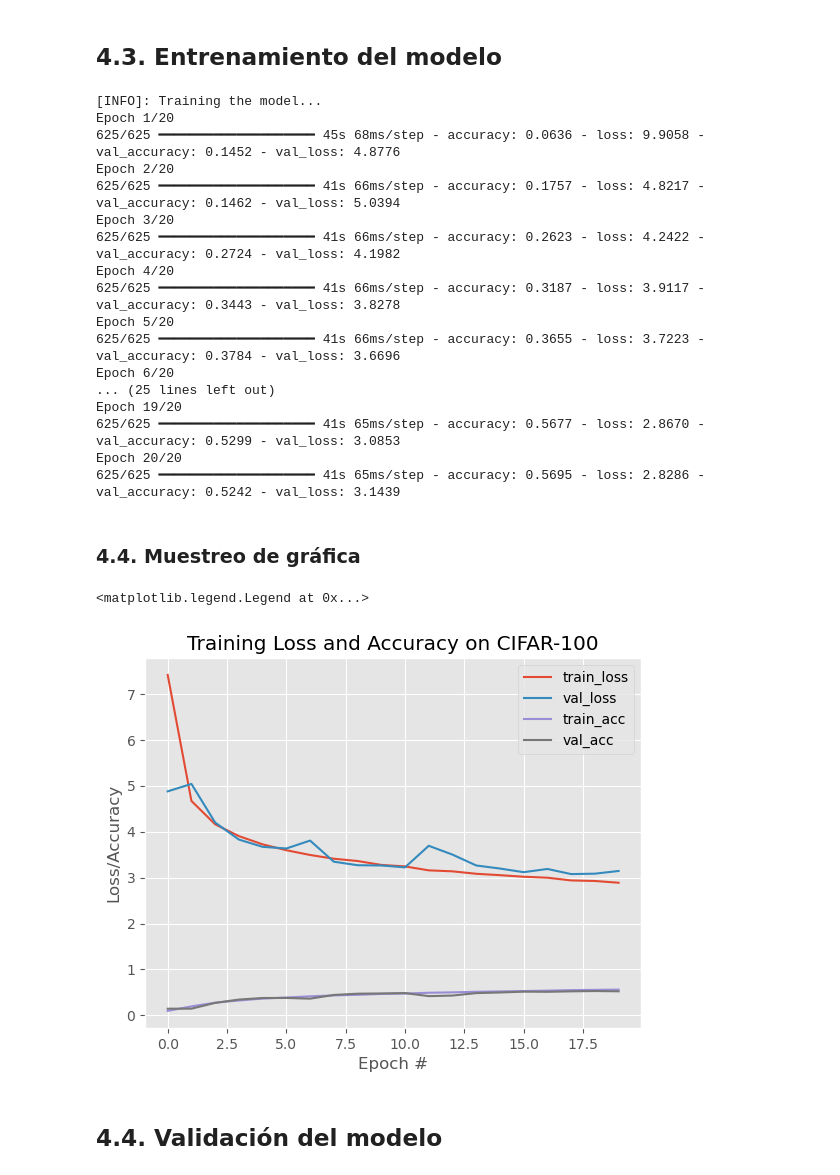
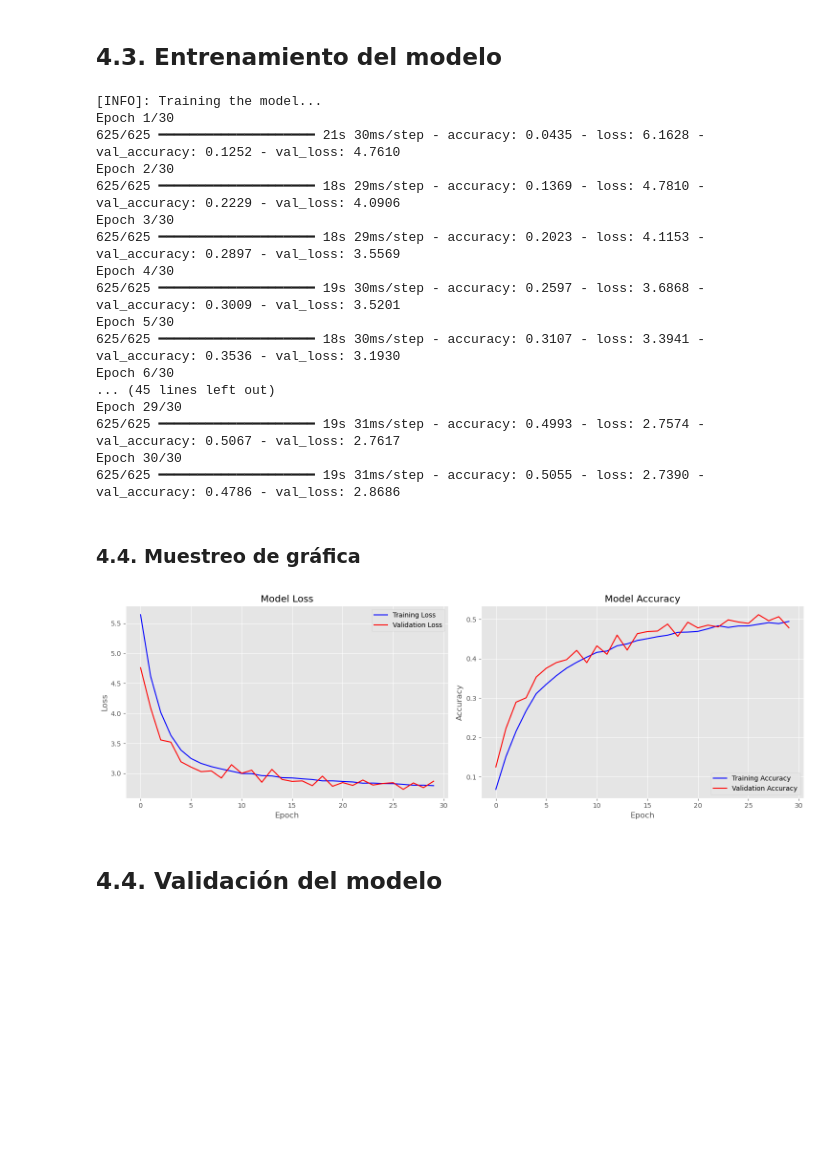
Before and after one commit to lcoronelh/CIFAR100, a Jupyter notebook: CIFAR100.ipynb, the cells around one changed output. Drawn from its saved outputs; the diff is of its cells as text; code cells hidden in the pictures; blank space fills up the shorter version.

Commit message:
Me cansé ya de probar, mañana más. Queda mejorar el accuracy. Queda modelo preentrenado.

```diff
--- a/CIFAR100.ipynb
+++ b/CIFAR100.ipynb
@@ -221,45 +243,59 @@ print("[INFO]: Training the model...")
 H = model_base0.fit(
     x_tr, y_tr,
     validation_data=(x_val, y_val),
-    epochs=20,
+    epochs=30,
     batch_size=64,
     verbose=1
 )
 # %% [output]
 [INFO]: Training the model...
-Epoch 1/20
-625/625 ━━━━━━━━━━━━━━━━━━━━ 45s 68ms/step - accuracy: 0.0636 - loss: 9.9058 - val_accuracy: 0.1452 - val_loss: 4.8776
-Epoch 2/20
-625/625 ━━━━━━━━━━━━━━━━━━━━ 41s 66ms/step - accuracy: 0.1757 - loss: 4.8217 - val_accuracy: 0.1462 - val_loss: 5.0394
-Epoch 3/20
-625/625 ━━━━━━━━━━━━━━━━━━━━ 41s 66ms/step - accuracy: 0.2623 - loss: 4.2422 - val_accuracy: 0.2724 - val_loss: 4.1982
-Epoch 4/20
-625/625 ━━━━━━━━━━━━━━━━━━━━ 41s 66ms/step - accuracy: 0.3187 - loss: 3.9117 - val_accuracy: 0.3443 - val_loss: 3.8278
-Epoch 5/20
-625/625 ━━━━━━━━━━━━━━━━━━━━ 41s 66ms/step - accuracy: 0.3655 - loss: 3.7223 - val_accuracy: 0.3784 - val_loss: 3.6696
-Epoch 6/20
-... (25 lines left out)
-Epoch 19/20
-625/625 ━━━━━━━━━━━━━━━━━━━━ 41s 65ms/step - accuracy: 0.5677 - loss: 2.8670 - val_accuracy: 0.5299 - val_loss: 3.0853
-Epoch 20/20
-625/625 ━━━━━━━━━━━━━━━━━━━━ 41s 65ms/step - accuracy: 0.5695 - loss: 2.8286 - val_accuracy: 0.5242 - val_loss: 3.1439
+Epoch 1/30
+625/625 ━━━━━━━━━━━━━━━━━━━━ 21s 30ms/step - accuracy: 0.0435 - loss: 6.1628 - val_accuracy: 0.1252 - val_loss: 4.7610
+Epoch 2/30
+625/625 ━━━━━━━━━━━━━━━━━━━━ 18s 29ms/step - accuracy: 0.1369 - loss: 4.7810 - val_accuracy: 0.2229 - val_loss: 4.0906
+Epoch 3/30
+625/625 ━━━━━━━━━━━━━━━━━━━━ 18s 29ms/step - accuracy: 0.2023 - loss: 4.1153 - val_accuracy: 0.2897 - val_loss: 3.5569
+Epoch 4/30
+625/625 ━━━━━━━━━━━━━━━━━━━━ 19s 30ms/step - accuracy: 0.2597 - loss: 3.6868 - val_accuracy: 0.3009 - val_loss: 3.5201
+Epoch 5/30
+625/625 ━━━━━━━━━━━━━━━━━━━━ 18s 30ms/step - accuracy: 0.3107 - loss: 3.3941 - val_accuracy: 0.3536 - val_loss: 3.1930
+Epoch 6/30
+... (45 lines left out)
+Epoch 29/30
+625/625 ━━━━━━━━━━━━━━━━━━━━ 19s 31ms/step - accuracy: 0.4993 - loss: 2.7574 - val_accuracy: 0.5067 - val_loss: 2.7617
+Epoch 30/30
+625/625 ━━━━━━━━━━━━━━━━━━━━ 19s 31ms/step - accuracy: 0.5055 - loss: 2.7390 - val_accuracy: 0.4786 - val_loss: 2.8686
 # %% [markdown]
 ### 4.4. Muestreo de gráfica
-# %%
-plt.style.use("ggplot")
-plt.figure()
-
-plt.plot(np.arange(0, 20), H.history["loss"], label="train_loss")
-plt.plot(np.arange(0, 20), H.history["val_loss"], label="val_loss")
-plt.plot(np.arange(0, 20), H.history["accuracy"], label="train_acc")
-plt.plot(np.arange(0, 20), H.history["val_accuracy"], label="val_acc")
-plt.title("Training Loss and Accuracy on CIFAR-100")
-plt.xlabel("Epoch #")
-plt.ylabel("Loss/Accuracy")
-plt.legend()
-# %% [output]
-<matplotlib.legend.Legend at 0x...>
-[figure, removed]
+# %%
+# Get number of epochs from history
+n_epochs = len(H.history["loss"])
+
+# Create figure with two subplots
+plt.style.use("ggplot")
+fig, (ax1, ax2) = plt.subplots(1, 2, figsize=(15, 5))
+
+# Plot Loss
+ax1.plot(np.arange(0, n_epochs), H.history["loss"], label="Training Loss", color='blue')
+ax1.plot(np.arange(0, n_epochs), H.history["val_loss"], label="Validation Loss", color='red')
+ax1.set_title("Model Loss")
+ax1.set_xlabel("Epoch")
+ax1.set_ylabel("Loss")
+ax1.legend(loc='upper right')
+
+# Plot Accuracy
+ax2.plot(np.arange(0, n_epochs), H.history["accuracy"], label="Training Accuracy", color='blue')
+ax2.plot(np.arange(0, n_epochs), H.history["val_accuracy"], label="Validation Accuracy", color='red')
+ax2.set_title("Model Accuracy")
+ax2.set_xlabel("Epoch")
+ax2.set_ylabel("Accuracy")
+ax2.legend(loc='lower right')
+
+# Adjust layout and display
+plt.tight_layout()
+plt.show()
+# %% [output]
+[figure, added]
 # %% [markdown]
 ## 4.4. Validación del modelo
 # %% [markdown]
```
Also changed, not shown: parts of 6 cells of this notebook.
